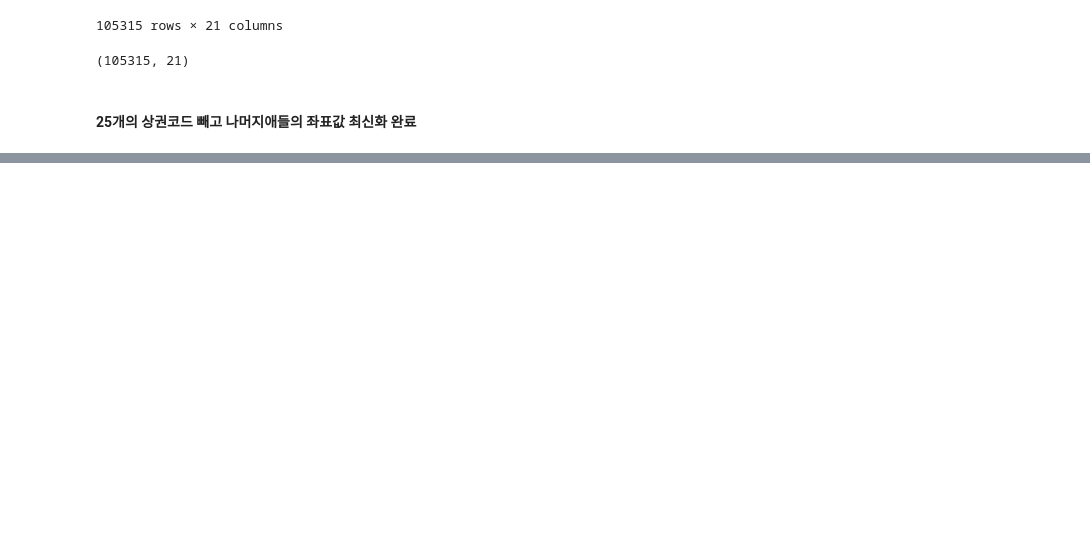
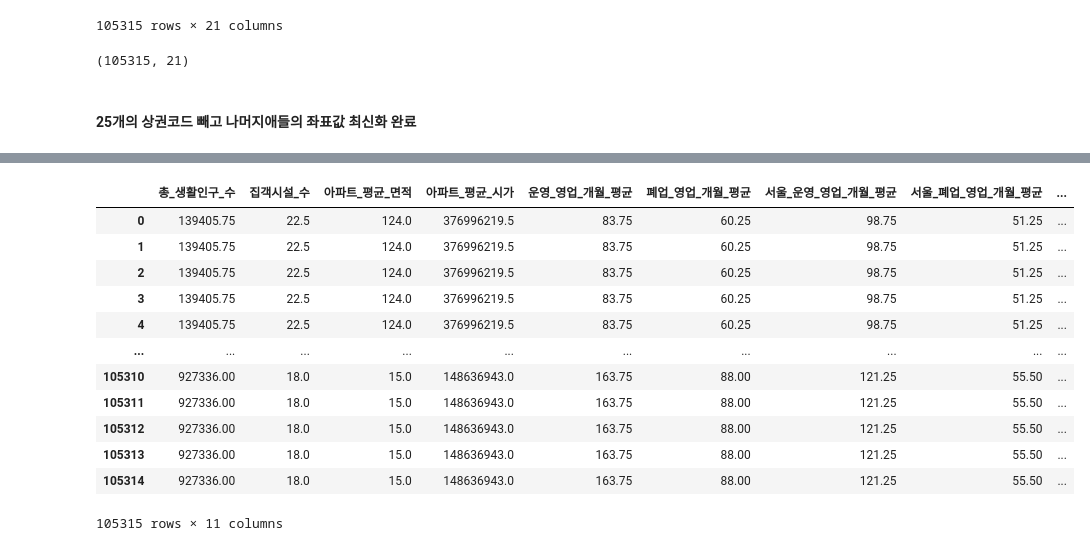
Before and after one commit to Capstone-4/KimJuneHyun_EDA, a Jupyter notebook: 상권EDA_김준현_3.ipynb, the cells around one changed output, grey strips where cells are left out. Saved outputs shown, nothing was run; the diff lists cells and outputs as text; code cells hidden in the pictures; blank space fills up the shorter version.

```diff
--- a/상권EDA_김준현_3.ipynb
+++ b/상권EDA_김준현_3.ipynb
@@ -137,0 +204,16 @@ data.to_csv('/Users/junny/Downloads/쭌/쭌_학교관련/23_1_수업/캡디/5주
+# %%
+data_check
+# %% [output]
+|  | 총_생활인구_수 | 집객시설_수 | 아파트_평균_면적 | 아파트_평균_시가 | 운영_영업_개월_평균 | 폐업_영업_개월_평균 | 서울_운영_영업_개월_평균 | 서울_폐업_영업_개월_평균 | ... |
+| 0 | 139405.75 | 22.5 | 124.0 | 376996219.5 | 83.75 | 60.25 | 98.75 | 51.25 | ... |
+| 1 | 139405.75 | 22.5 | 124.0 | 376996219.5 | 83.75 | 60.25 | 98.75 | 51.25 | ... |
+| 2 | 139405.75 | 22.5 | 124.0 | 376996219.5 | 83.75 | 60.25 | 98.75 | 51.25 | ... |
+| 3 | 139405.75 | 22.5 | 124.0 | 376996219.5 | 83.75 | 60.25 | 98.75 | 51.25 | ... |
+| 4 | 139405.75 | 22.5 | 124.0 | 376996219.5 | 83.75 | 60.25 | 98.75 | 51.25 | ... |
+| ... | ... | ... | ... | ... | ... | ... | ... | ... | ... |
+| 105310 | 927336.00 | 18.0 | 15.0 | 148636943.0 | 163.75 | 88.00 | 121.25 | 55.50 | ... |
+| 105311 | 927336.00 | 18.0 | 15.0 | 148636943.0 | 163.75 | 88.00 | 121.25 | 55.50 | ... |
+| 105312 | 927336.00 | 18.0 | 15.0 | 148636943.0 | 163.75 | 88.00 | 121.25 | 55.50 | ... |
+| 105313 | 927336.00 | 18.0 | 15.0 | 148636943.0 | 163.75 | 88.00 | 121.25 | 55.50 | ... |
+| 105314 | 927336.00 | 18.0 | 15.0 | 148636943.0 | 163.75 | 88.00 | 121.25 | 55.50 | ... |
+105315 rows × 11 columns
```
Also changed, not shown: parts of 11 cells of this notebook.
